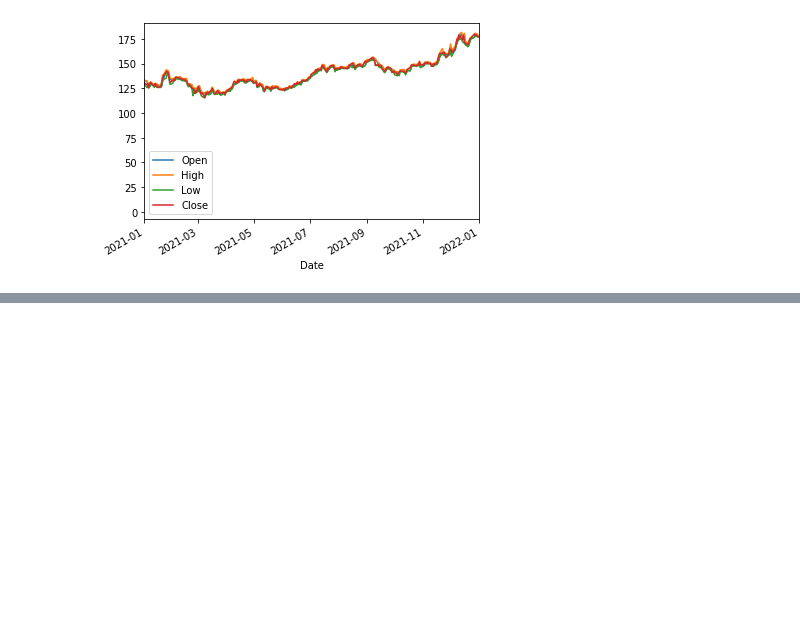
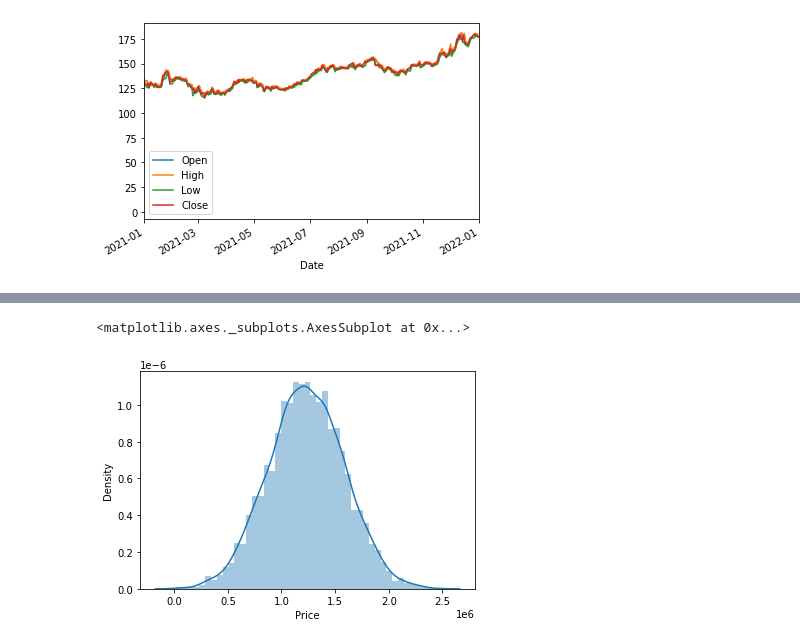
Before and after one commit to kozz84/Udemy, a Jupyter notebook: intro.ipynb, the cells around one changed output, grey strips where cells are left out. Cells and saved outputs as stored; diff of their text form; code cells hidden in the pictures; blank space fills up the shorter version.

```diff
--- a/intro.ipynb
+++ b/intro.ipynb
@@ -942,0 +965,5 @@ ValueError: ignored
+# %%
+sns.distplot(df['Price'], kde=True)
+# %% [output]
+<matplotlib.axes._subplots.AxesSubplot at 0x...>
+[figure, added]
```
Also changed, not shown: parts of 55 cells of this notebook.
